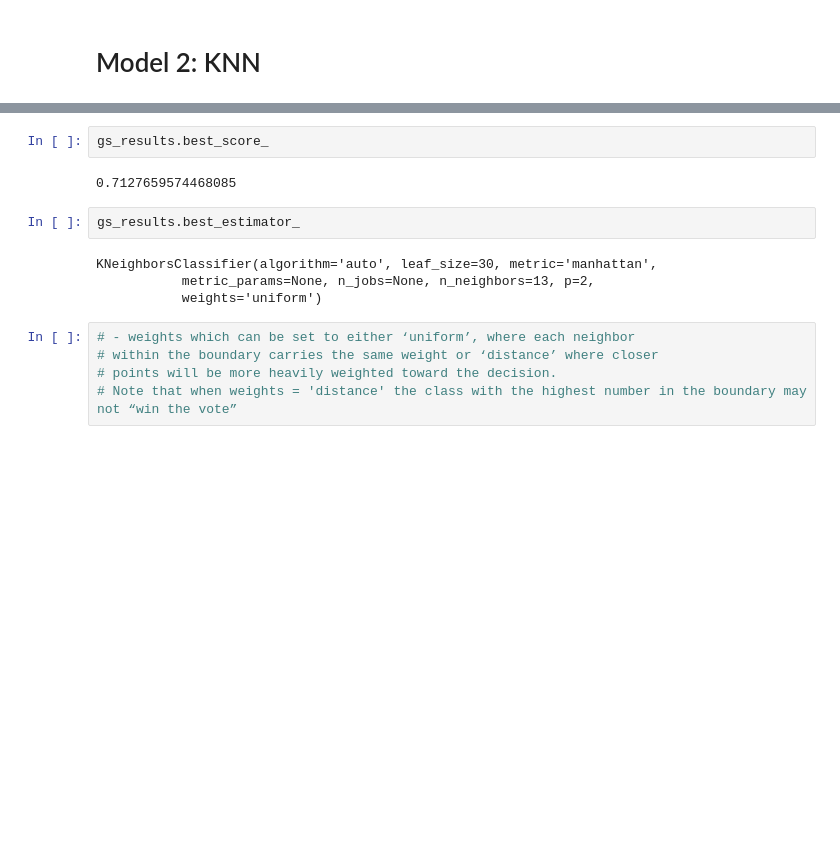
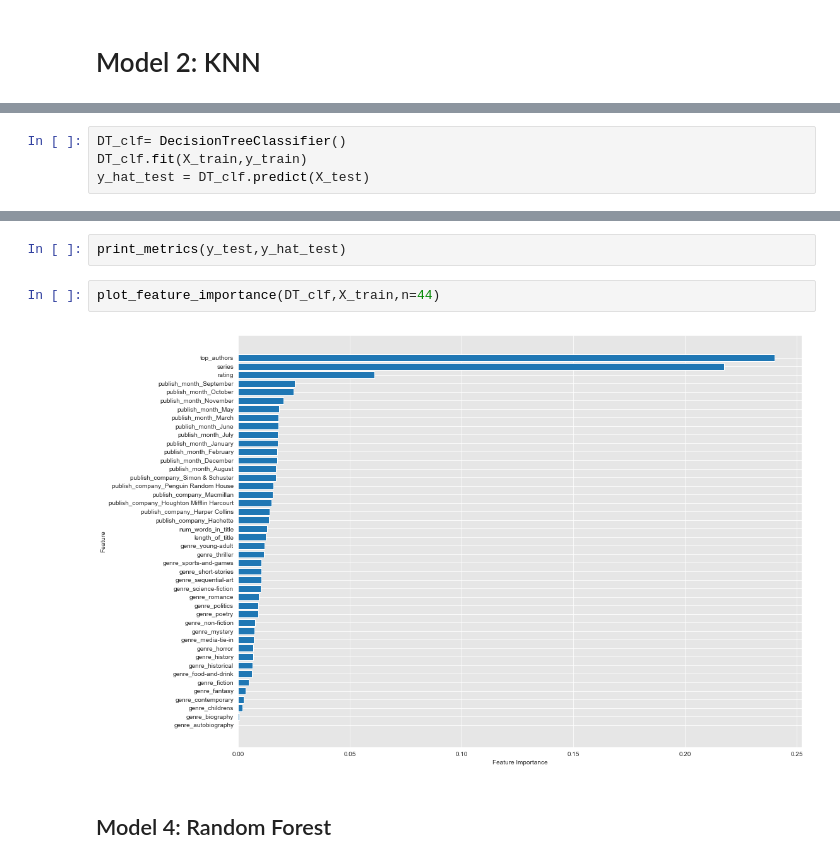
Before and after one commit to krbarounis/NTY-bestsellers-classification-project, a Jupyter notebook: Modeling.ipynb, the cells around one changed output, grey strips where cells are left out. Drawn from its saved outputs; the diff is of its cells as text; blank space fills up the shorter version.

```diff
--- a/Modeling.ipynb
+++ b/Modeling.ipynb
@@ -348,0 +383,4 @@ Fitting 3 folds for each of 28 candidates, totalling 84 fits
+# %%
+DT_clf= DecisionTreeClassifier()
+DT_clf.fit(X_train,y_train)
+y_hat_test = DT_clf.predict(X_test)
@@ -353,15 +404,8 @@ gs_results.best_params_
-# %%
-gs_results.best_score_
-# %% [output]
-0.7127659574468085
-# %%
-gs_results.best_estimator_
-# %% [output]
-KNeighborsClassifier(algorithm='auto', leaf_size=30, metric='manhattan',
-           metric_params=None, n_jobs=None, n_neighbors=13, p=2,
-           weights='uniform')
-# %%
-# - weights which can be set to either ‘uniform’, where each neighbor
-# within the boundary carries the same weight or ‘distance’ where closer
-# points will be more heavily weighted toward the decision.
-# Note that when weights = 'distance' the class with the highest number in the boundary may not “win the vote”
+# %%
+print_metrics(y_test,y_hat_test)
+# %%
+plot_feature_importance(DT_clf,X_train,n=44)
+# %% [output]
+[figure, added]
+# %% [markdown]
+## Model 4: Random Forest
```
Also changed, not shown: parts of 71 cells of this notebook.
